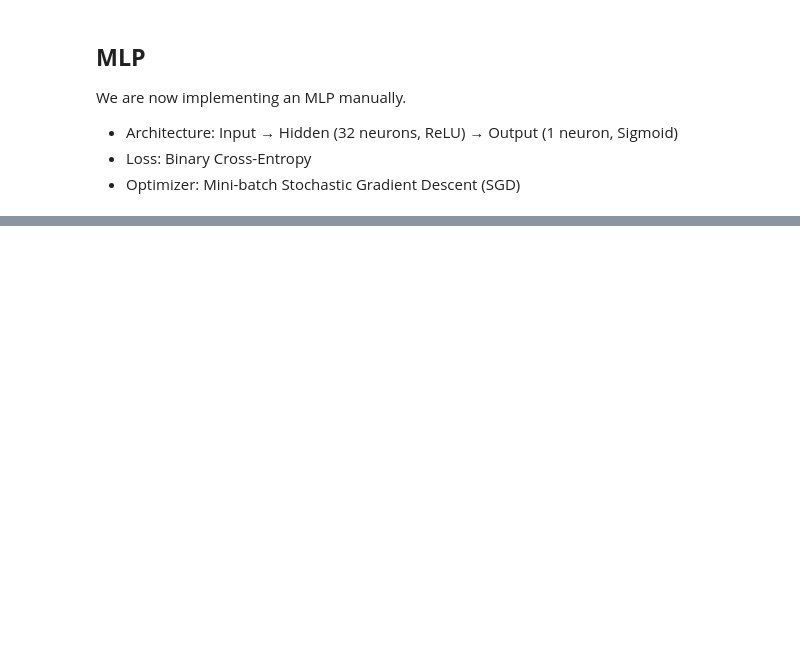
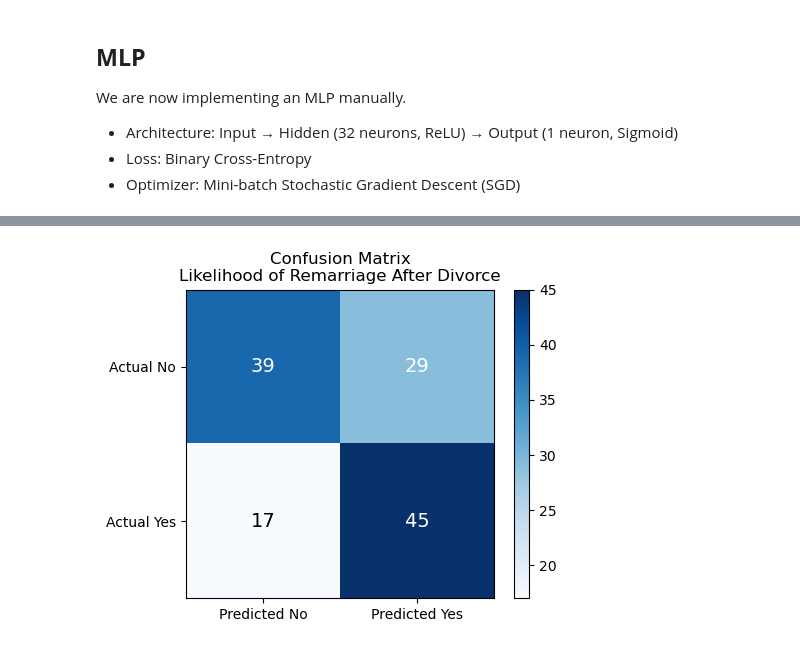
Before and after one commit to zatanda04/DS4420_Project, a Jupyter notebook: Proof_of_Concept.ipynb, the cells around one changed output, grey strips where cells are left out. Cells and saved outputs as stored; diff of their text form; code cells hidden in the pictures; blank space fills up the shorter version.

```diff
--- a/Proof_of_Concept.ipynb
+++ b/Proof_of_Concept.ipynb
@@ -161,0 +335,19 @@ We are now implementing an MLP manually.
+# %%
+# confusion matrix
+cm = np.array([[TN, FP],
+               [FN, TP]])
+
+plt.figure(figsize=(5, 4))
+plt.imshow(cm, cmap="Blues")
+plt.colorbar()
+plt.xticks([0, 1], ["Predicted No", "Predicted Yes"])
+plt.yticks([0, 1], ["Actual No", "Actual Yes"])
+plt.title("Confusion Matrix\nLikelihood of Remarriage After Divorce")
+for i in range(2):
+    for j in range(2):
+        plt.text(j, i, cm[i, j], ha="center", va="center",
+                 fontsize=14, color="white" if cm[i, j] > cm.max() / 2 else "black")
+plt.tight_layout()
+plt.show()
+# %% [output]
+[figure, added]
```
Also changed, not shown: parts of 10 cells of this notebook.
